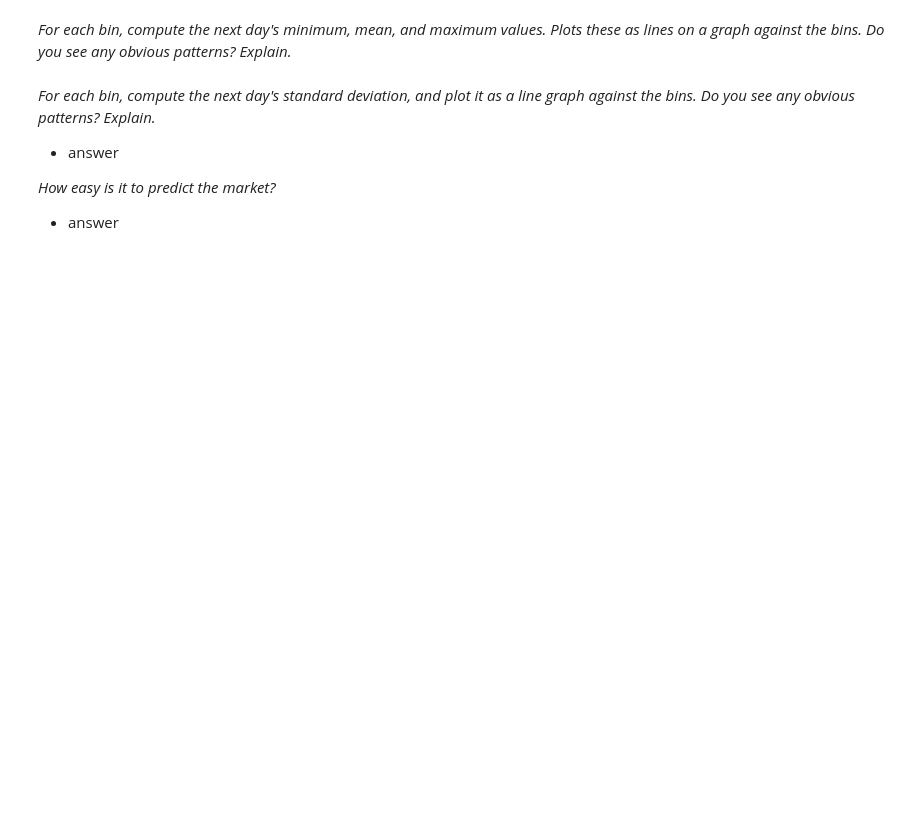
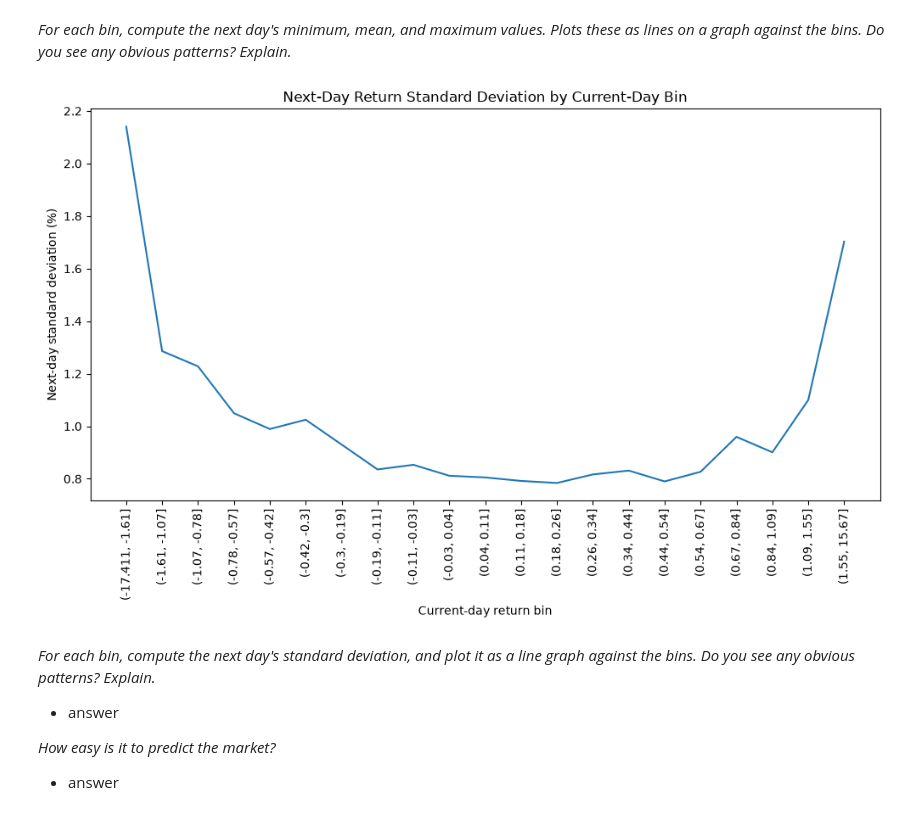
Before and after one commit to ae-phillips/uu_markov, a Jupyter notebook: lab_1/lab.ipynb, the cells around one changed output. Saved outputs shown, nothing was run; the diff lists cells and outputs as text; code cells hidden in the pictures; blank space fills up the shorter version.

```diff
--- a/lab_1/lab.ipynb
+++ b/lab_1/lab.ipynb
@@ -331,6 +355,26 @@ sns.heatmap(tab_centered).set(title='Centered Conditional PMF')
 *For each bin, compute the next day's minimum, mean, and maximum values. Plots these as lines on a graph against the bins. Do you see any obvious patterns? Explain.*
 # %%
 # compute standard deviations
+
+stats = df.groupby(
+    "y_t", observed=False
+)["market_return_pct_tp1"].describe()
+
+stats["std"].plot(figsize=(12, 6))
+
+plt.xlabel("Current-day return bin")
+plt.ylabel("Next-day standard deviation (%)")
+plt.title("Next-Day Return Standard Deviation by Current-Day Bin")
+
+plt.xticks(
+    ticks=range(len(stats)),
+    labels=stats.index.astype(str),
+    rotation=90
+)
+
+plt.show()
+# %% [output]
+[figure, added]
 # %% [markdown]
 *For each bin, compute the next day's standard deviation, and plot it as a line graph against the bins. Do you see any obvious patterns? Explain.*
 * answer
```
Also changed, not shown: parts of 3 cells of this notebook.
